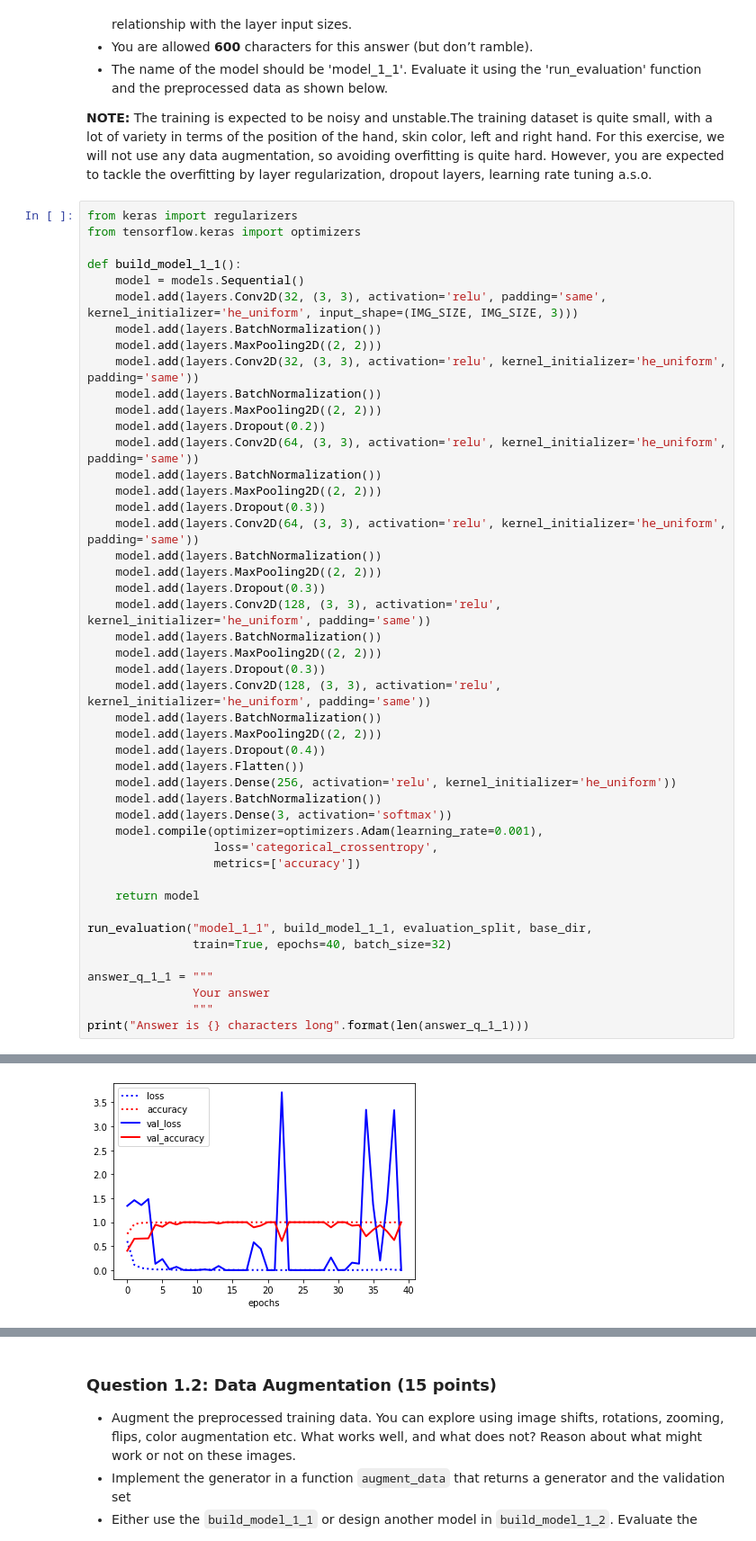
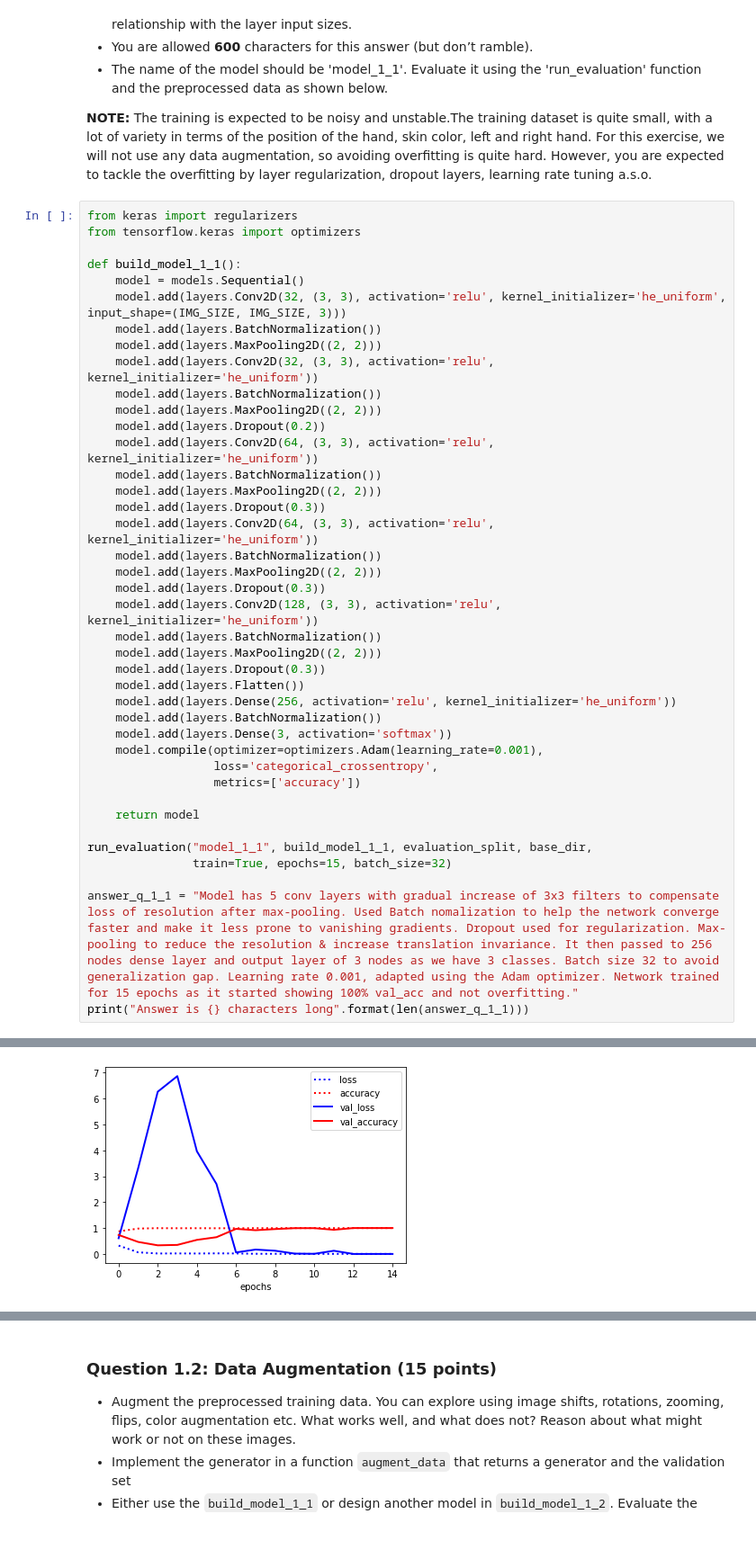
Before and after one commit to nikhil-96/ML-Assignment3, a Jupyter notebook: Assignment_3.ipynb, the cells around one changed output, grey strips where cells are left out. Shown at 90% size. Saved outputs shown, nothing was run; the diff lists cells and outputs as text.

```diff
--- a/Assignment_3.ipynb
+++ b/Assignment_3.ipynb
@@ -422,46 +450,40 @@ from tensorflow.keras import optimizers
 
 def build_model_1_1():
     model = models.Sequential()
-    model.add(layers.Conv2D(32, (3, 3), activation='relu', padding='same', kernel_initializer='he_uniform', input_shape=(IMG_SIZE, IMG_SIZE, 3)))
+    model.add(layers.Conv2D(32, (3, 3), activation='relu', kernel_initializer='he_uniform', input_shape=(IMG_SIZE, IMG_SIZE, 3)))
     model.add(layers.BatchNormalization())
     model.add(layers.MaxPooling2D((2, 2)))
-    model.add(layers.Conv2D(32, (3, 3), activation='relu', kernel_initializer='he_uniform', padding='same'))
+    model.add(layers.Conv2D(32, (3, 3), activation='relu', kernel_initializer='he_uniform'))
     model.add(layers.BatchNormalization())
     model.add(layers.MaxPooling2D((2, 2)))
     model.add(layers.Dropout(0.2))
-    model.add(layers.Conv2D(64, (3, 3), activation='relu', kernel_initializer='he_uniform', padding='same'))
+    model.add(layers.Conv2D(64, (3, 3), activation='relu', kernel_initializer='he_uniform'))
     model.add(layers.BatchNormalization())
     model.add(layers.MaxPooling2D((2, 2)))
     model.add(layers.Dropout(0.3))
-    model.add(layers.Conv2D(64, (3, 3), activation='relu', kernel_initializer='he_uniform', padding='same'))
+    model.add(layers.Conv2D(64, (3, 3), activation='relu', kernel_initializer='he_uniform'))
     model.add(layers.BatchNormalization())
     model.add(layers.MaxPooling2D((2, 2)))
     model.add(layers.Dropout(0.3))
-    model.add(layers.Conv2D(128, (3, 3), activation='relu', kernel_initializer='he_uniform', padding='same'))
+    model.add(layers.Conv2D(128, (3, 3), activation='relu', kernel_initializer='he_uniform'))
     model.add(layers.BatchNormalization())
     model.add(layers.MaxPooling2D((2, 2)))
     model.add(layers.Dropout(0.3))
-    model.add(layers.Conv2D(128, (3, 3), activation='relu', kernel_initializer='he_uniform', padding='same'))
-    model.add(layers.BatchNormalization())
-    model.add(layers.MaxPooling2D((2, 2)))
-    model.add(layers.Dropout(0.4))
     model.add(layers.Flatten())
     model.add(layers.Dense(256, activation='relu', kernel_initializer='he_uniform'))
     model.add(layers.BatchNormalization())
     model.add(layers.Dense(3, activation='softmax'))
     model.compile(optimizer=optimizers.Adam(learning_rate=0.001),
                   loss='categorical_crossentropy',
                   metrics=['accuracy'])
 
     return model
 
 run_evaluation("model_1_1", build_model_1_1, evaluation_split, base_dir,
-               train=True, epochs=40, batch_size=32)
+               train=True, epochs=15, batch_size=32)
 
-answer_q_1_1 = """
-               Your answer
-               """
+answer_q_1_1 = "Model has 5 conv layers with gradual increase of 3x3 filters to compensate loss of resolution after max-pooling. Used Batch nomalization to help the network converge faster and make it less prone to vanishing gradients. Dropout used for regularization. Max-pooling to reduce the resolution & increase translation invariance. It then passed to 256 nodes dense layer and output layer of 3 nodes as we have 3 classes. Batch size 32 to avoid generalization gap. Learning rate 0.001, adapted using the Adam optimizer. Network trained for 15 epochs as it started showing 100% val_acc and not overfitting."
 print("Answer is {} characters long".format(len(answer_q_1_1)))
 # %% [output]
 Max val score: 100.00%
-[figure, old version]
+[figure, new version]
```
Also changed, not shown: parts of 18 cells of this notebook, 7 other files.
